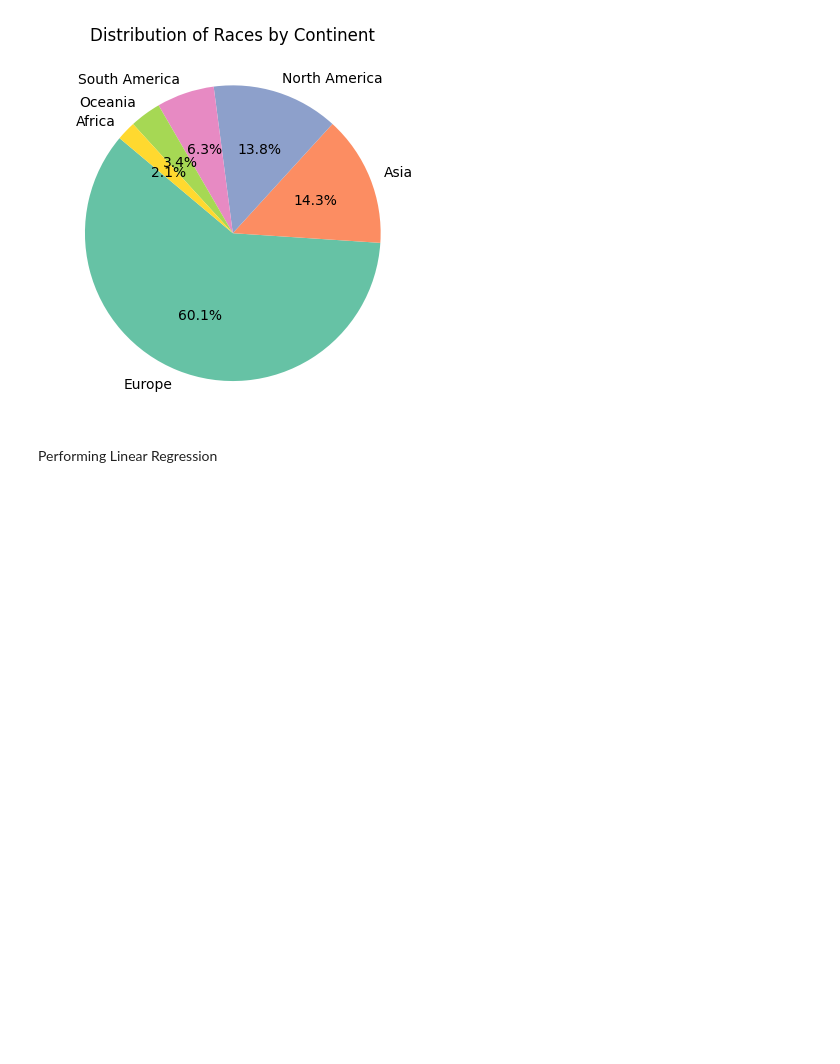
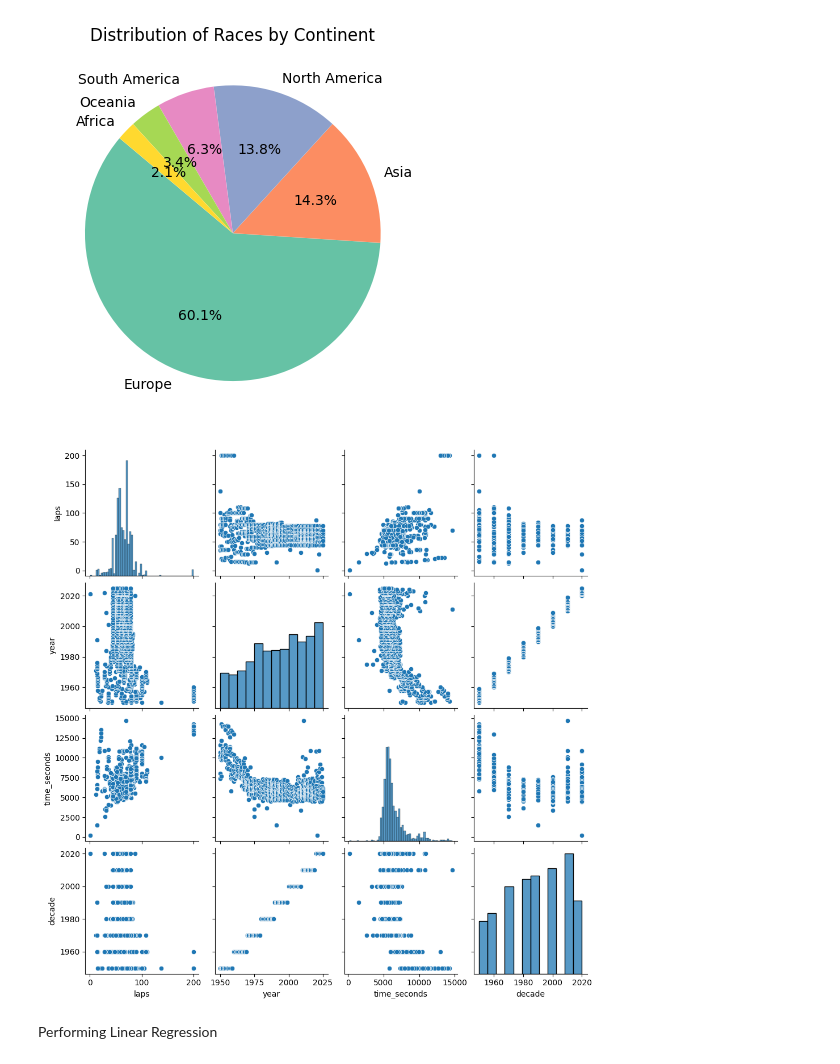
Before and after one commit to kxrrym03/Formula1-Analysis-, a Jupyter notebook: Formula1.ipynb, the cells around one changed output. Drawn from its saved outputs; the diff is of its cells as text; code cells hidden in the pictures; blank space fills up the shorter version.

```diff
--- a/Formula1.ipynb
+++ b/Formula1.ipynb
@@ -250,6 +250,11 @@ plt.title("Distribution of Races by Continent")
 plt.show()
 # %% [output]
 [figure]
+# %%
+sns.pairplot(df)
+plt.show()
+# %% [output]
+[figure, added]
 # %% [markdown]
 Performing Linear Regression
 # %%
```
